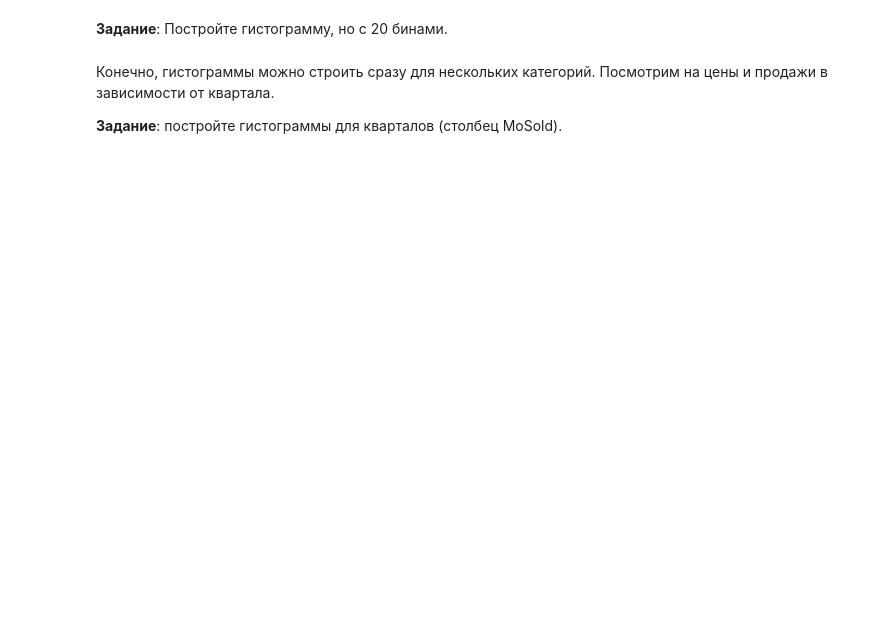
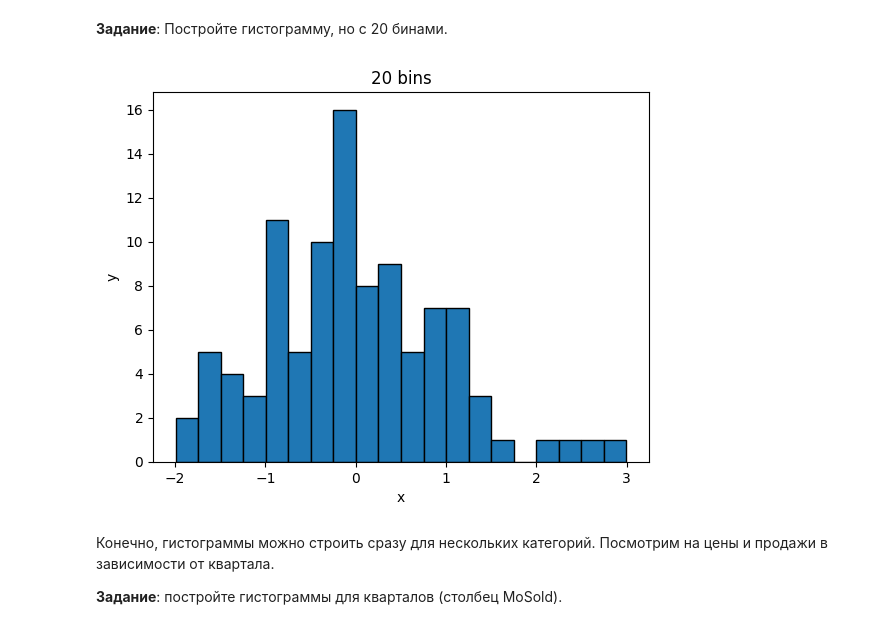
Before and after one commit to NikiTaku1/spbu-ai-fundamentals, a Jupyter notebook: practicum_1/practicum_1.ipynb, the cells around one changed output. Drawn from its saved outputs; the diff is of its cells as text; code cells hidden in the pictures; blank space fills up the shorter version.

```diff
--- a/practicum_1/practicum_1.ipynb
+++ b/practicum_1/practicum_1.ipynb
@@ -1289,3 +1381,14 @@ ModuleNotFoundError: No module named 'seaborn'
+# %%
+data = np.random.randn(100)
+plt.hist(data, bins=20, edgecolor='black')
+
+plt.title('20 bins')
+plt.xlabel('x')
+plt.ylabel('y')
+
+plt.show()
+# %% [output]
+[figure, added]
 # %% [markdown]
 Конечно, гистограммы можно строить сразу для нескольких категорий. Посмотрим на цены и продажи в зависимости от квартала.
 
```
Also changed, not shown: parts of 61 cells of this notebook.
